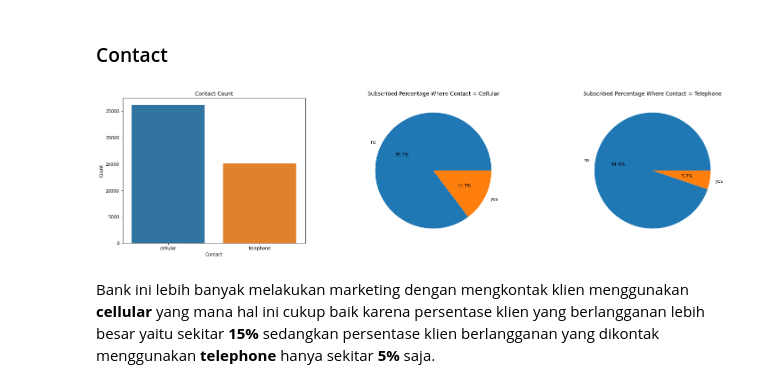
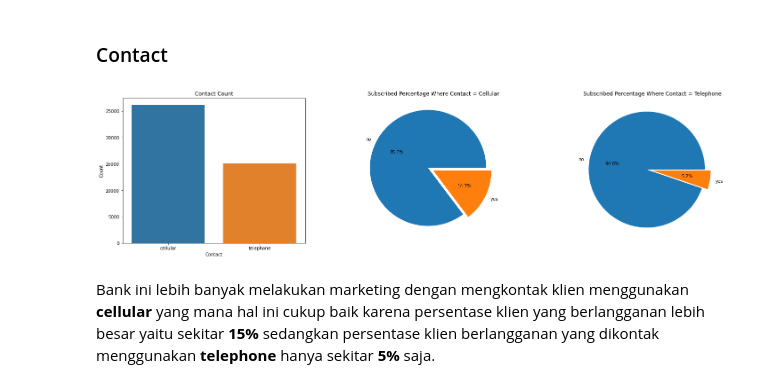
Before and after one commit to Penzragon/h8dsft_P1Milestone1, a Jupyter notebook: script.ipynb, the cells around one changed output. Cells and saved outputs as stored; diff of their text form; code cells hidden in the pictures.

```diff
--- a/script.ipynb
+++ b/script.ipynb
@@ -410,19 +410,19 @@ Dan kolom `education` tidak memiliki korelasi dengan kolom `subscribed` maka kol
 # %%
 plt.figure(figsize=(25, 6))
 plt.subplot(1, 3, 1)
 sns.countplot(x='contact', data=bank, order=bank.contact.value_counts().index)
 plt.title('Contact Count')
 plt.xlabel('Contact')
 plt.ylabel('Count')
 plt.subplot(1, 3, 2)
-plt.pie(bank[bank.contact == 'cellular'].subscribed.value_counts(), labels=bank[bank.contact == 'cellular'].subscribed.value_counts().index, autopct='%1.1f%%')
+plt.pie(bank[bank.contact == 'cellular'].subscribed.value_counts(), labels=bank[bank.contact == 'cellular'].subscribed.value_counts().index, autopct='%1.1f%%', explode=[0.1, 0])
 plt.title('Subscribed Percentage Where Contact = Cellular')
 plt.subplot(1, 3, 3)
-plt.pie(bank[bank.contact == 'telephone'].subscribed.value_counts(), labels=bank[bank.contact == 'telephone'].subscribed.value_counts().index, autopct='%1.1f%%')
+plt.pie(bank[bank.contact == 'telephone'].subscribed.value_counts(), labels=bank[bank.contact == 'telephone'].subscribed.value_counts().index, autopct='%1.1f%%', explode=[0.1, 0])
 plt.title('Subscribed Percentage Where Contact = Telephone')
 plt.show()
 # %% [output]
-[figure, old version]
+[figure, new version]
 # %% [markdown]
 Bank ini lebih banyak melakukan marketing dengan mengkontak klien menggunakan **cellular** yang mana hal ini cukup baik karena persentase klien yang berlangganan lebih besar yaitu sekitar **15%** sedangkan persentase klien berlangganan yang dikontak menggunakan **telephone** hanya sekitar **5%** saja.
 # %%
```
Also changed, not shown: parts of 27 cells of this notebook.
